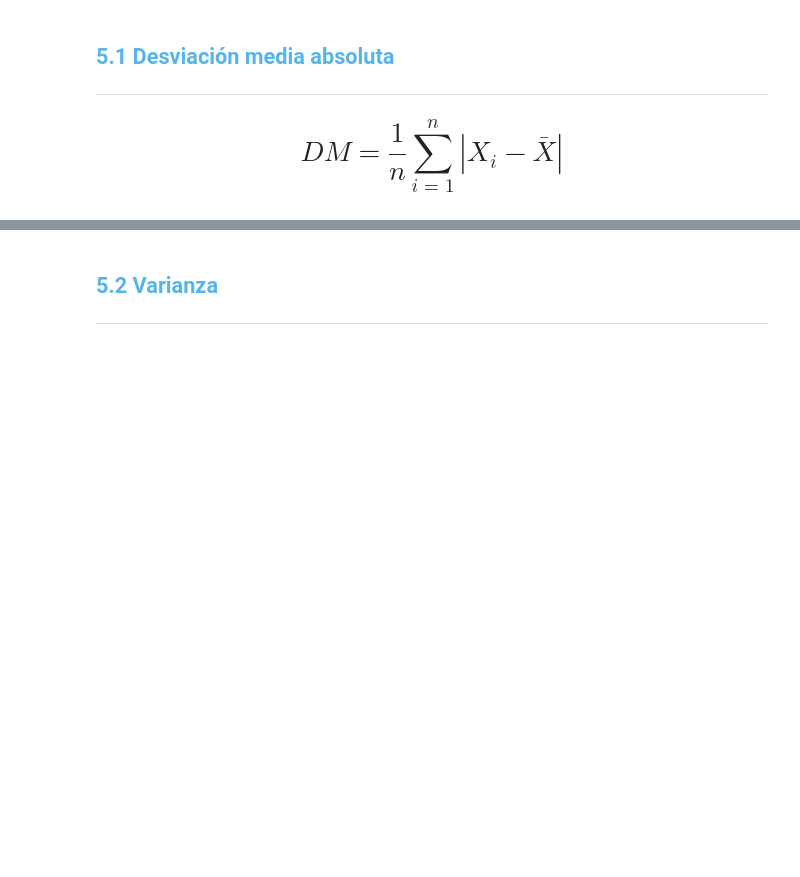
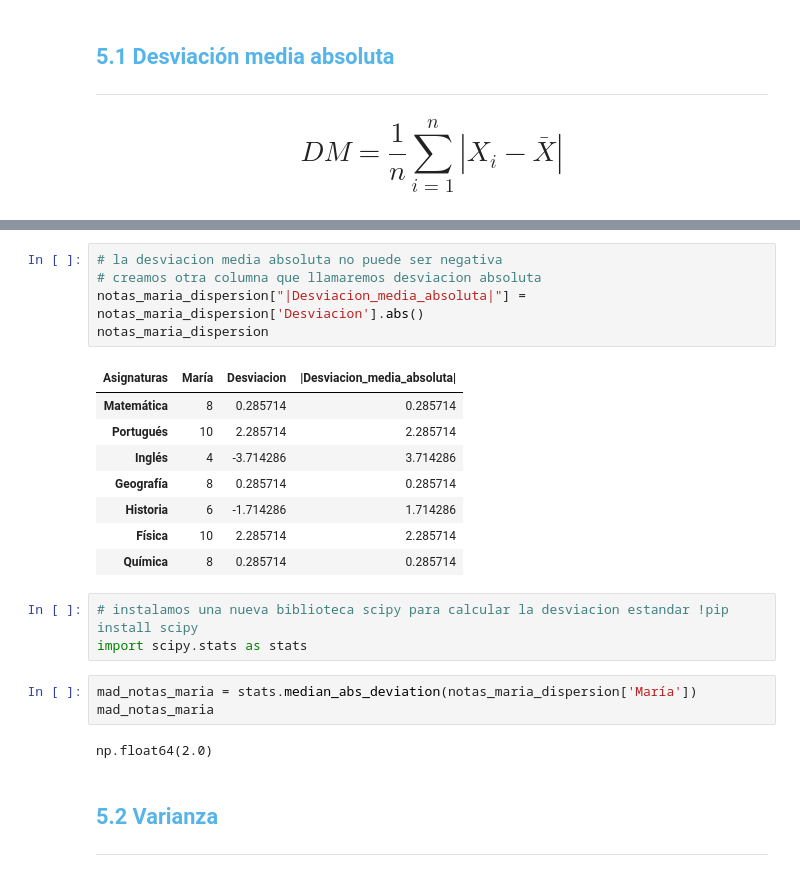
Before and after one commit to betorockers/DataScience_AluraLatam, a Jupyter notebook: 4-Estadisticas_y_Machine_Learning/1-Frecuencias_y_medidas/Curso_de_Estadística_con_Python_1.ipynb, the cells around one changed output, grey strips where cells are left out. Saved outputs shown, nothing was run; the diff lists cells and outputs as text; blank space fills up the shorter version.

```diff
--- a/4-Estadisticas_y_Machine_Learning/1-Frecuencias_y_medidas/Curso_de_Estadística_con_Python_1.ipynb
+++ b/4-Estadisticas_y_Machine_Learning/1-Frecuencias_y_medidas/Curso_de_Estadística_con_Python_1.ipynb
@@ -1175,3 +1221,25 @@ Aunque las medidas de tendencia central y de localización proporcionan un resum
+# %%
+# la desviacion media absoluta no puede ser negativa
+# creamos otra columna que llamaremos desviacion absoluta
+notas_maria_dispersion["|Desviacion_media_absoluta|"] = notas_maria_dispersion['Desviacion'].abs()
+notas_maria_dispersion
+# %% [output]
+| Asignaturas | María | Desviacion | |Desviacion_media_absoluta| |
+| Matemática | 8 | 0.285714 | 0.285714 |
+| Portugués | 10 | 2.285714 | 2.285714 |
+| Inglés | 4 | -3.714286 | 3.714286 |
+| Geografía | 8 | 0.285714 | 0.285714 |
+| Historia | 6 | -1.714286 | 1.714286 |
+| Física | 10 | 2.285714 | 2.285714 |
+| Química | 8 | 0.285714 | 0.285714 |
+# %%
+# instalamos una nueva biblioteca scipy para calcular la desviacion estandar !pip install scipy
+import scipy.stats as stats
+# %%
+mad_notas_maria = stats.median_abs_deviation(notas_maria_dispersion['María'])
+mad_notas_maria
+# %% [output]
+np.float64(2.0)
 # %% [markdown]
 ## <font color=#56B4E9>5.2 Varianza</font>
 ***
```
Also changed, not shown: parts of 16 cells of this notebook, 1 other file.
